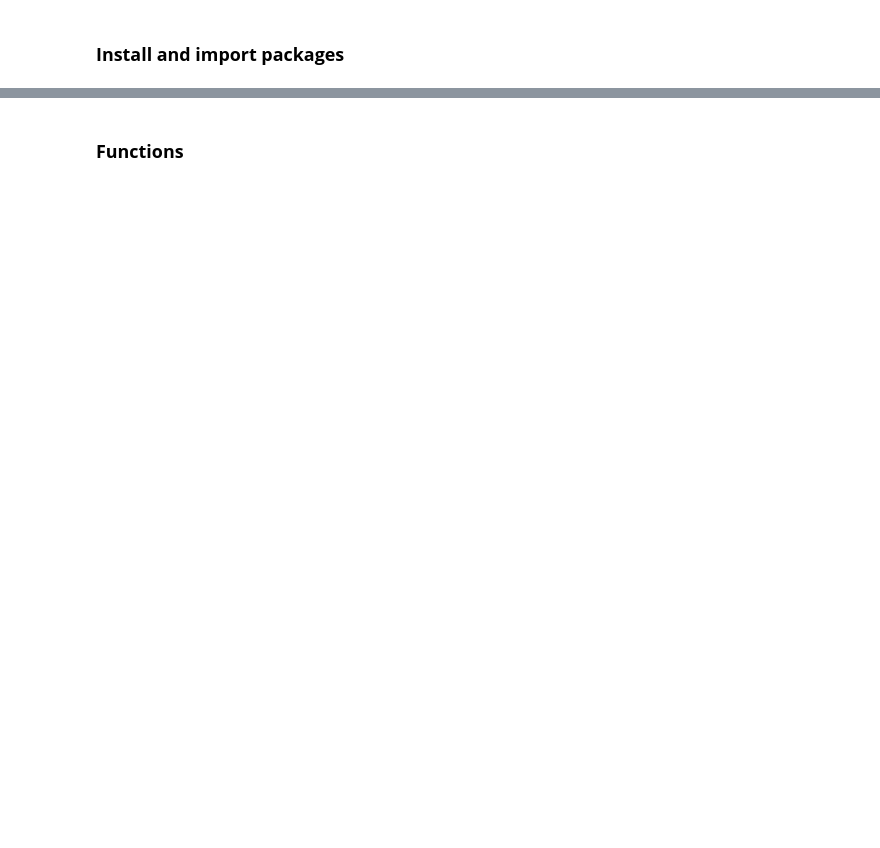
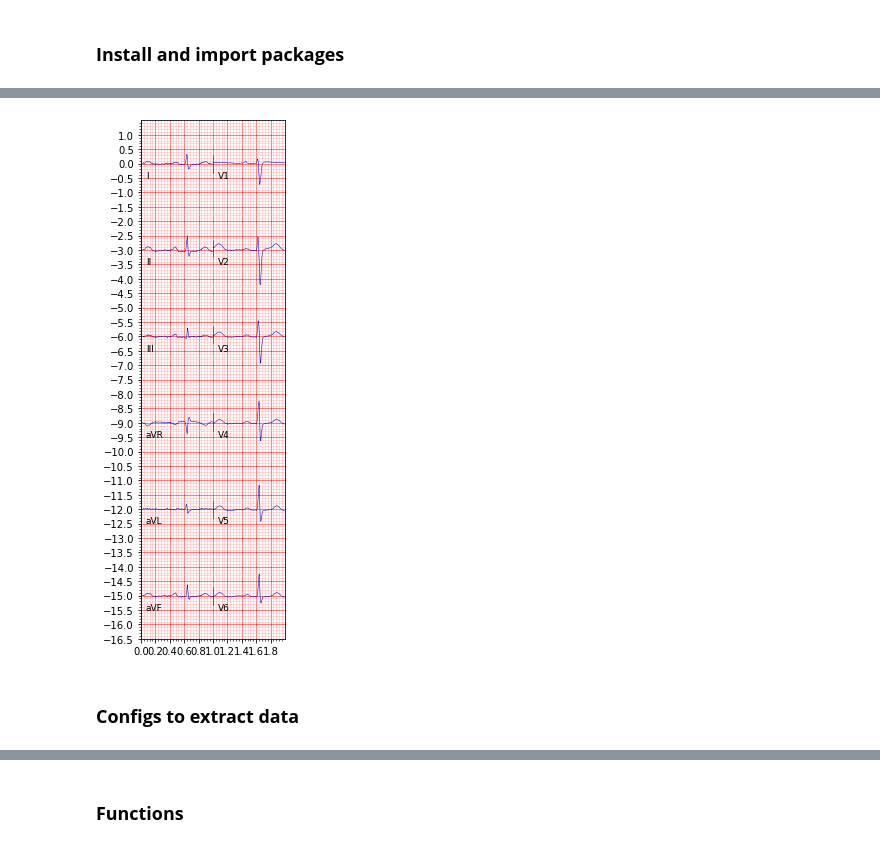
Before and after one commit to cardosorrenan/research-project, a Jupyter notebook: Experiments.ipynb, the cells around one changed output, grey strips where cells are left out. Cells and saved outputs as stored; diff of their text form; code cells hidden in the pictures; blank space fills up the shorter version.

```diff
--- a/Experiments.ipynb
+++ b/Experiments.ipynb
@@ -47,0 +215,27 @@ Successfully installed ecg-plot-0.2.8 iteration-utilities-0.11.0 nose-1.3.7 tens
+# %%
+#from io import StringIO
+#log_stream = StringIO()
+#logging.basicConfig(stream=log_stream, format='%(asctime)s - %(message)s', level=logging.INFO)
+
+# Define Database
+drive.mount('/content/gdrive')
+path_folder = '/content/gdrive/MyDrive/Pesquisa Mestrado/Parte II (Novembro-)/Databases/PhysioNet-CinC21/'
+available_databases = os.listdir(path_folder)
+available_databases.remove('WFDB_PTB.tar.gz')
+available_databases.remove('WFDB_StPetersburg.tar.gz')
+available_databases = list(map(lambda db: path_folder + db, available_databases))
+
+# Other params
+leads = ('I', 'II', 'III', 'aVR', 'aVL', 'aVF', 'V1', 'V2', 'V3', 'V4', 'V5', 'V6')
+
+for path_drive in available_databases[1:2]:
+  folder = re.search('PhysioNet-CinC21/(.*).tar.gz', path_drive).group(1)
+  db = Database(folder, path_drive, leads)
+  db.extract_from_drive()
+  db.load_paths()
+  db.get_frequency()
+  for diag in Diagnostic.get_diagnostics():
+    diag_db = DiagnosticDatabase(diag, db)
+    diag_db.prepare_data(freq=250, interval=250)
+    #DiagnosticDatabase.append_database(diag_db)
+  print()
@@ -47,0 +250,21 @@ Successfully installed ecg-plot-0.2.8 iteration-utilities-0.11.0 nose-1.3.7 tens
+# %%
+# Filtering
+from scipy.signal import lfilter
+
+rec = diag_db.recordings_diag[0]
+''' for i in range(0, samples_rec):
+  sos = cheby2(2, 20, [0.35, 70], 'bandpass', analog=True)
+  recording = sosfilt(sos, recording) '''
+
+filt_recording = np.zeros((12, 250), rec.dtype)
+for i in range(0, 11):
+  rec_lead = rec[i, :]
+  a, b  = cheby2(5, 34, [0.35, 0.70], 'bandpass', analog=False)
+  filt_recording[i, :] = lfilter(a, b, rec_lead)
+
+ecg_plot.plot(rec/1000, sample_rate=250, title='')
+ecg_plot.show()
+# %% [output]
+[figure, added]
+# %% [markdown]
+### **Configs to extract data**
```
Also changed, not shown: parts of 29 cells of this notebook.
